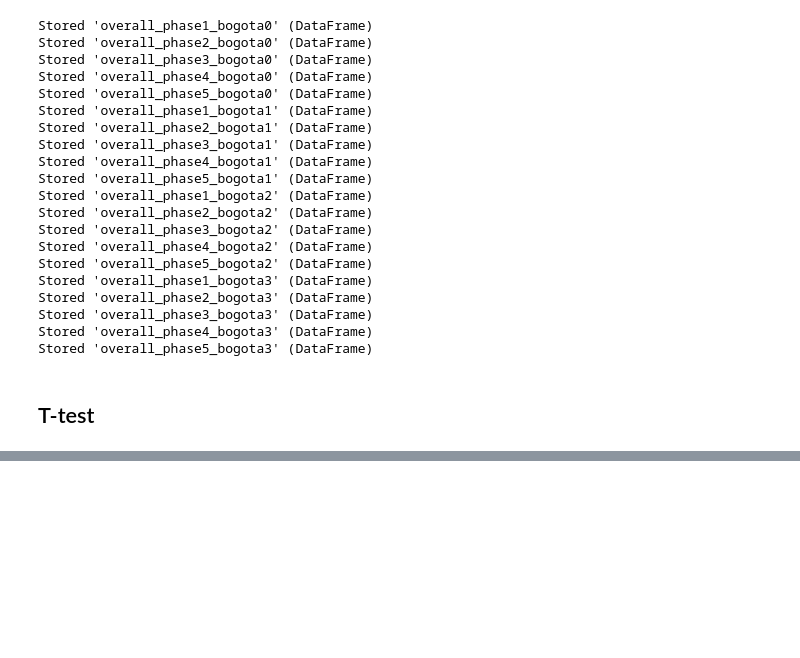
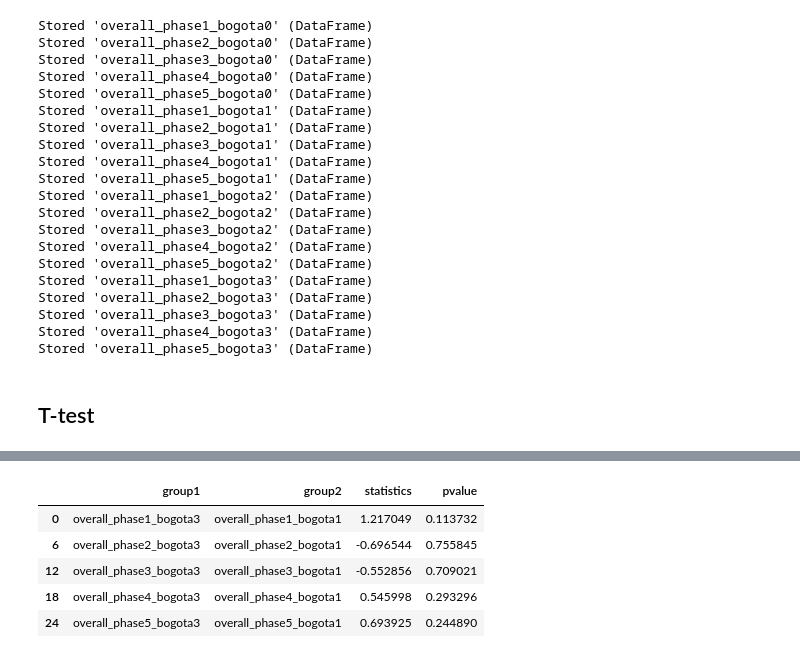
Before and after one commit to ironhacks/spring-2017-analysis, a Jupyter notebook: spring-2017/script/analysis/5-Functional-Variety-Analysis.ipynb, the cells around one changed output, grey strips where cells are left out. Saved outputs shown, nothing was run; the diff lists cells and outputs as text; code cells hidden in the pictures; blank space fills up the shorter version.

```diff
--- a/spring-2017/script/analysis/5-Functional-Variety-Analysis.ipynb
+++ b/spring-2017/script/analysis/5-Functional-Variety-Analysis.ipynb
@@ -909,3 +909,32 @@ df[df.group1.str.split("_", expand=True)[1] == df.group2.str.split("_", expand=T
+# %%
+# T-tests between Bogota 3 and Bogota 1
+
+import pandas as pd
+import inspect
+
+def retrieve_name(var):
+   callers_local_vars = inspect.currentframe().f_back.f_globals.items()
+   return [var_name for var_name, var_val in callers_local_vars if var_val is var][0]
+
+list1,list2 = [overall_phase1_bogota3, overall_phase2_bogota3, overall_phase3_bogota3, overall_phase4_bogota3, overall_phase5_bogota3], [overall_phase1_bogota1, overall_phase2_bogota1, overall_phase3_bogota1, overall_phase4_bogota1, overall_phase5_bogota1]
+results = []
+for x in range(len(list1)):
+    for y in range(len(list2)):
+
+        name_list1 = retrieve_name(list1[x])
+        name_list2 = retrieve_name(list2[y])
+        ttest_result = ttest_ind(np.log(list1[x]['len_unique']+1), np.log(list2[y]['len_unique']+1), equal_var = False, alternative = 'greater')
+        results.append([name_list1, name_list2, ttest_result[0], ttest_result[1]])
+
+df = pd.DataFrame(results, columns=["group1", "group2", "statistics", "pvalue"])
+df[df.group1.str.split("_", expand=True)[1] == df.group2.str.split("_", expand=True)[1]]
+# %% [output]
+|  | group1 | group2 | statistics | pvalue |
+| 0 | overall_phase1_bogota3 | overall_phase1_bogota1 | 1.217049 | 0.113732 |
+| 6 | overall_phase2_bogota3 | overall_phase2_bogota1 | -0.696544 | 0.755845 |
+| 12 | overall_phase3_bogota3 | overall_phase3_bogota1 | -0.552856 | 0.709021 |
+| 18 | overall_phase4_bogota3 | overall_phase4_bogota1 | 0.545998 | 0.293296 |
+| 24 | overall_phase5_bogota3 | overall_phase5_bogota1 | 0.693925 | 0.244890 |
 # %%
 # T-tests between Bogota 3 and Bogota 0
 
```
Also changed, not shown: parts of 7 cells of this notebook, 5 other files.
